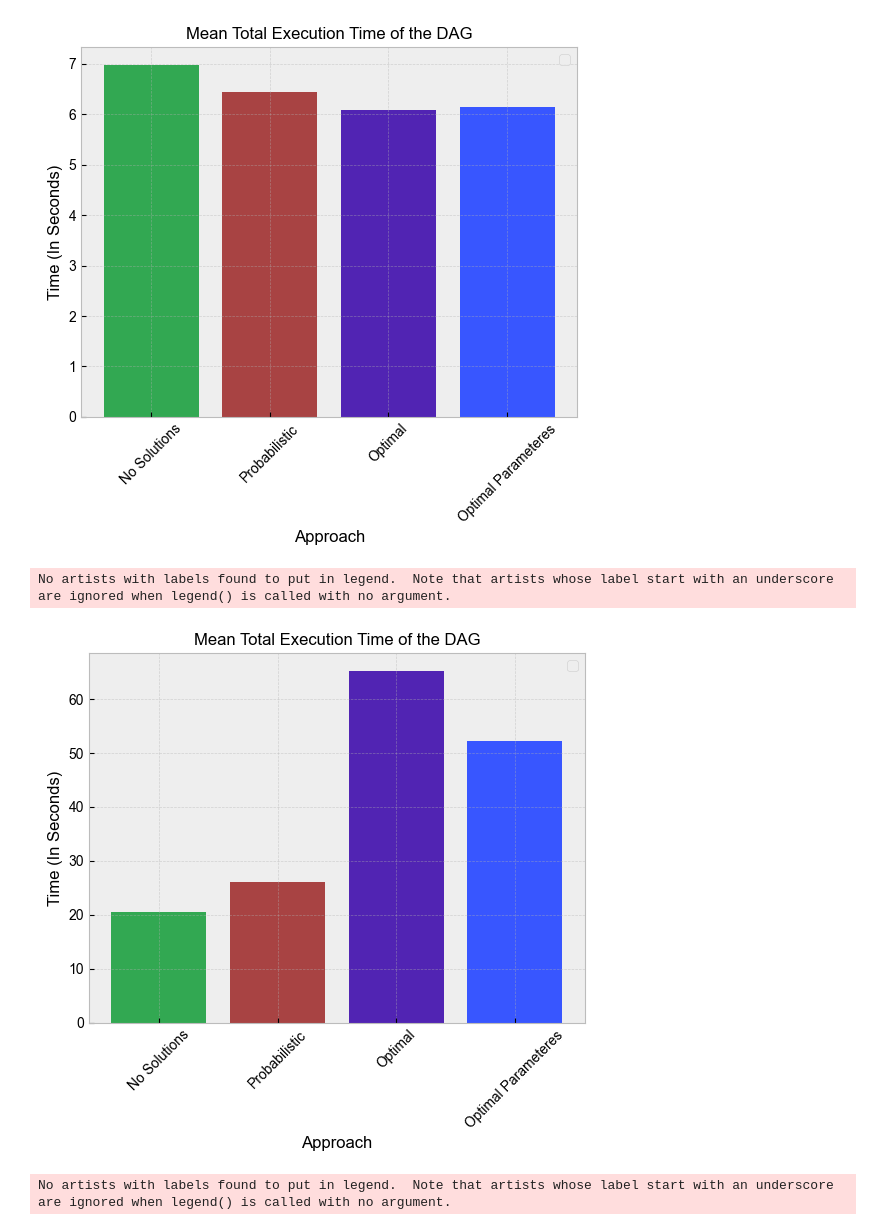
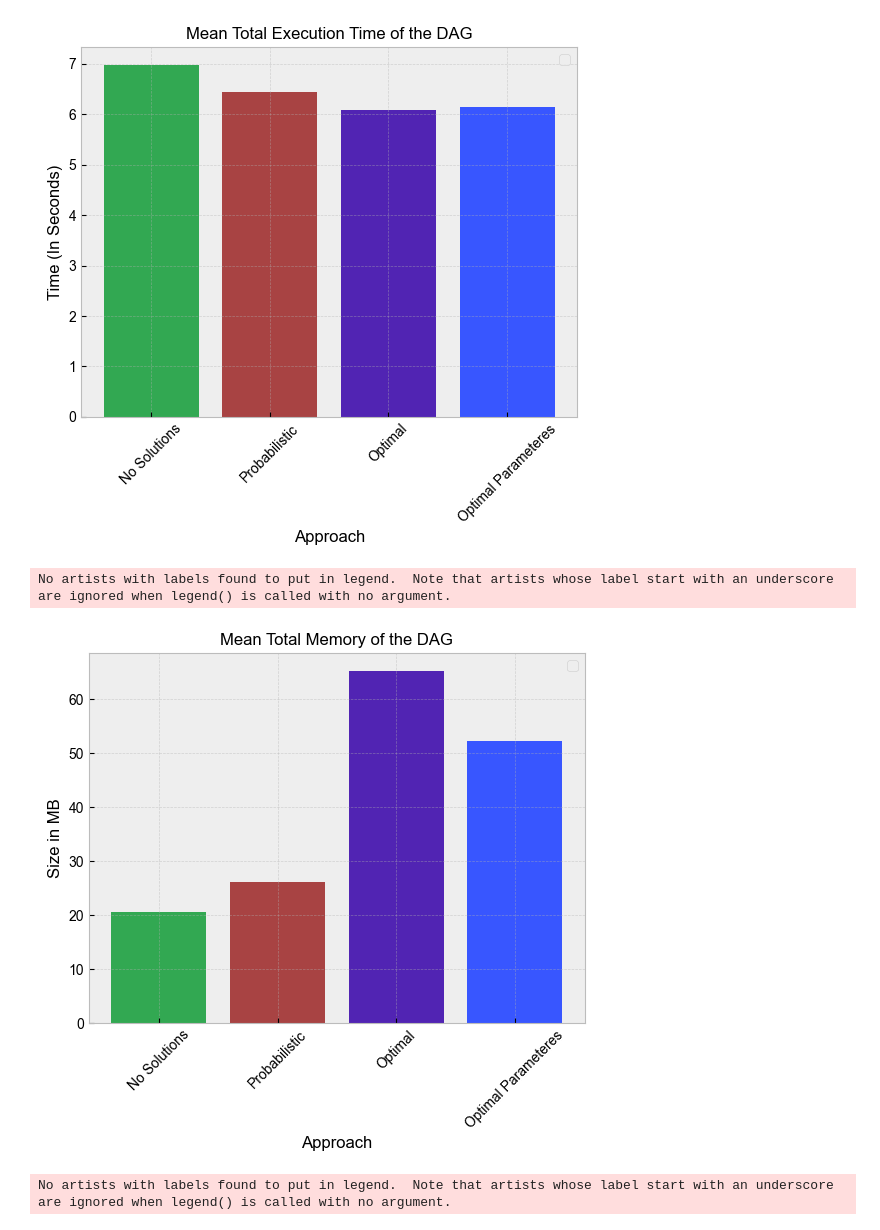
Before and after one commit to SobhanKiani/FaaS-Probablistic-Scheduler, a Jupyter notebook: simulator/results/w1/charts.ipynb, the cells around one changed output. Saved outputs shown, nothing was run; the diff lists cells and outputs as text; code cells hidden in the pictures.

```diff
--- a/simulator/results/w1/charts.ipynb
+++ b/simulator/results/w1/charts.ipynb
@@ -117,20 +117,20 @@ No artists with labels found to put in legend.  Note that artists whose label st
 # %%
 
 # colors = plt.cm.viridis(np.linspace(0, 1, len(data)))
 
 plt.bar(labels, mem_mean_data, color=colors)
-plt.title('Mean Total Execution Time of the DAG', fontdict={'family': 'Arial', 'size': 12})
+plt.title('Mean Total Memory of the DAG', fontdict={'family': 'Arial', 'size': 12})
 plt.xlabel('Approach', fontdict={'family': 'Arial', 'size': 12})
-plt.ylabel('Time (In Seconds)', fontdict={'family': 'Arial', 'size': 12})
+plt.ylabel('Size in MB', fontdict={'family': 'Arial', 'size': 12})
 plt.xticks(fontname='Arial', fontsize=10, rotation=45)
 plt.yticks(fontname='Arial', fontsize=10)
 plt.grid(True, linestyle='--', alpha=0.5)
 plt.legend()
 
 plt.show()
 # %% [output]
 No artists with labels found to put in legend.  Note that artists whose label start with an underscore are ignored when legend() is called with no argument.
-[figure, old version]
+[figure, new version]
 # %%
 plt.bar(labels, cs_time_mean_data, color=colors)
 plt.title('Mean Total Cold Start Time of the DAG', fontdict={'family': 'Arial', 'size': 12})
```
Also changed, not shown: parts of 3 cells of this notebook, 6 other files.
